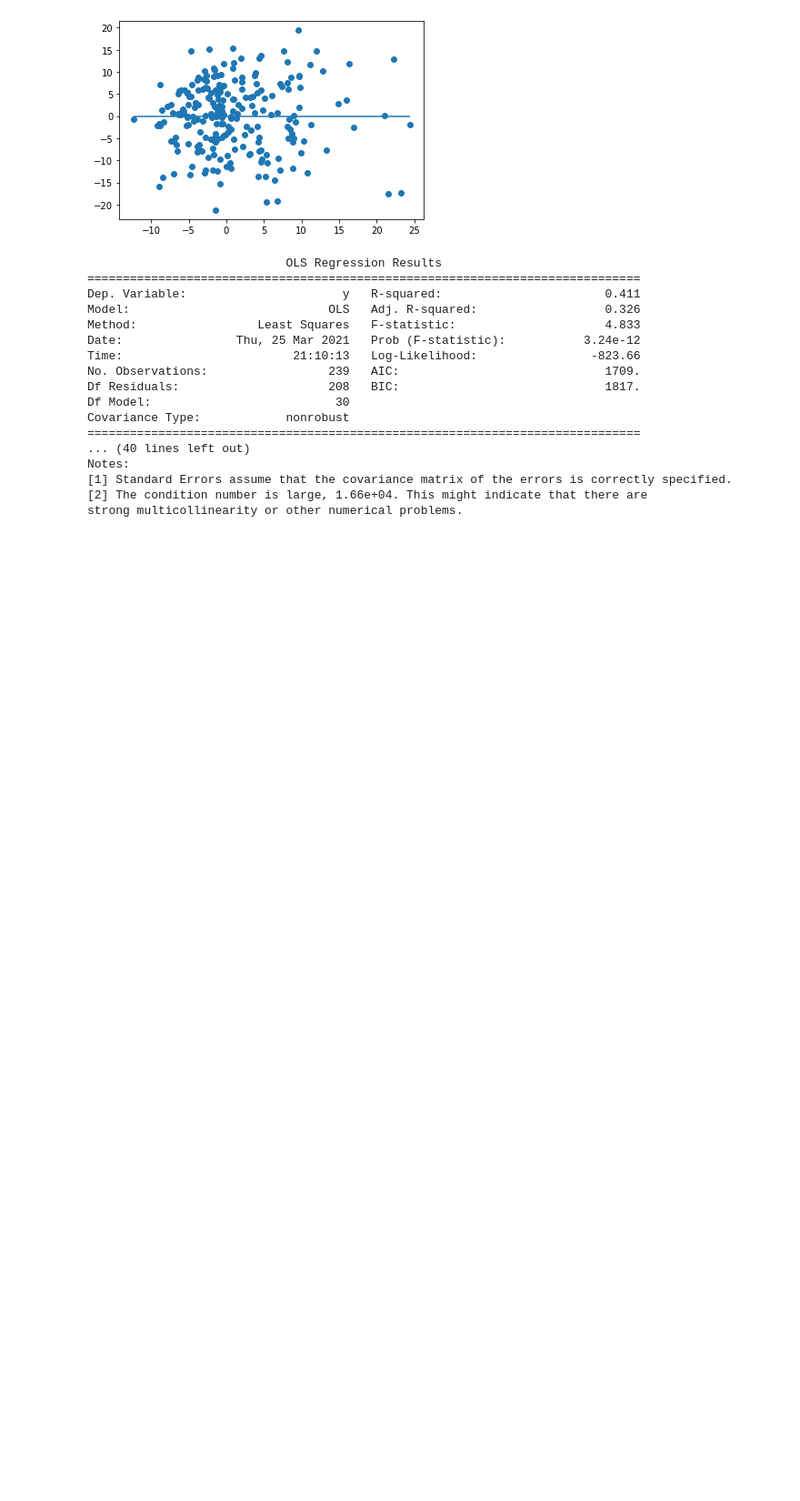
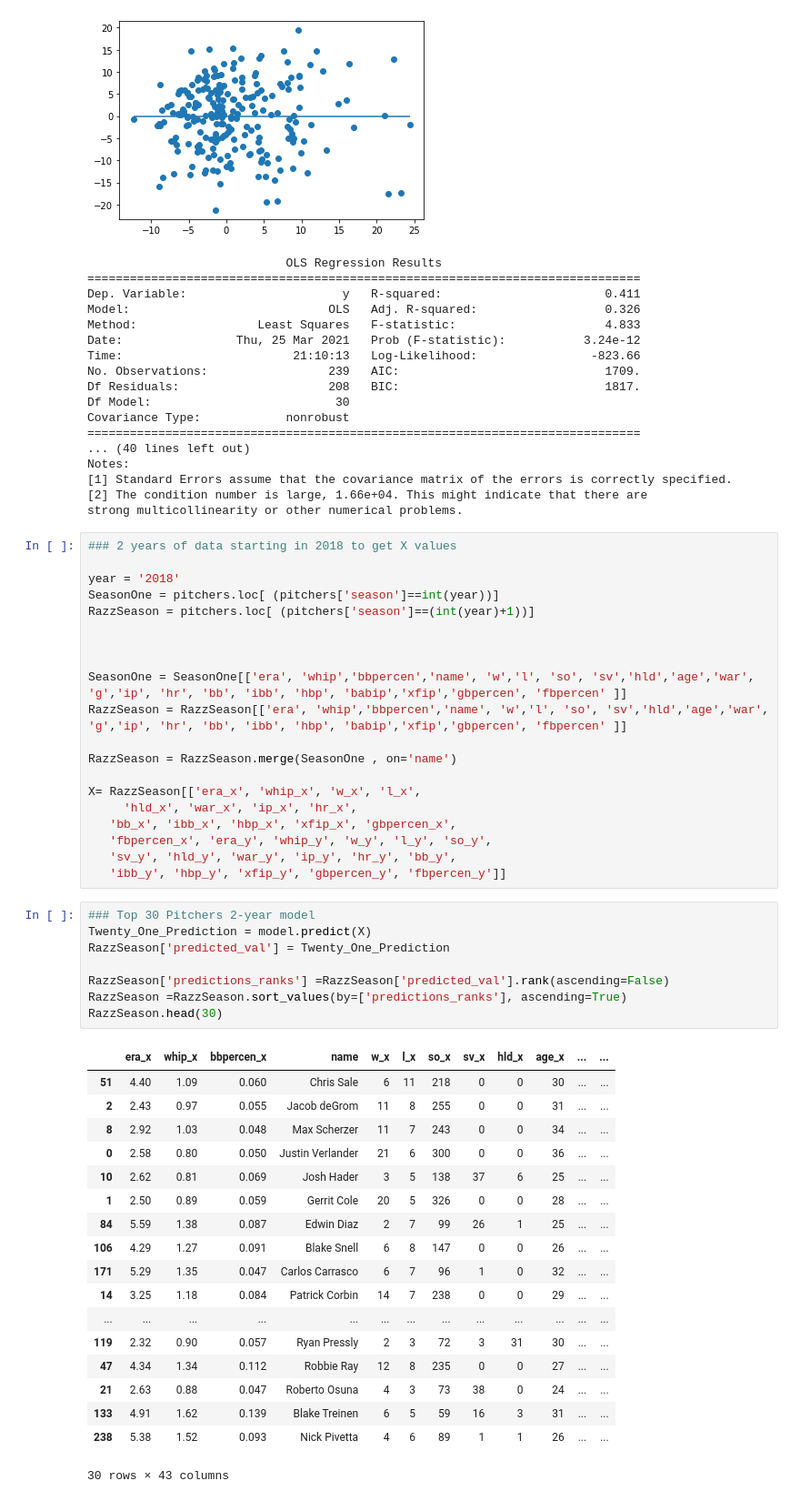
Before and after one commit to RiverJAM/Ultimate-Fantasy-Baseball-Eval-Tool, a Jupyter notebook: Top_30_Third_iteration.ipynb, the cells around one changed output. Shown at 91% size. Drawn from its saved outputs; the diff is of its cells as text; blank space fills up the shorter version.

```diff
--- a/Top_30_Third_iteration.ipynb
+++ b/Top_30_Third_iteration.ipynb
@@ -391,3 +400,50 @@ Notes:
 [1] Standard Errors assume that the covariance matrix of the errors is correctly specified.
 [2] The condition number is large, 1.66e+04. This might indicate that there are
 strong multicollinearity or other numerical problems.
+# %%
+### 2 years of data starting in 2018 to get X values
+
+year = '2018'
+SeasonOne = pitchers.loc[ (pitchers['season']==int(year))]
+RazzSeason = pitchers.loc[ (pitchers['season']==(int(year)+1))]
+
+
+
+SeasonOne = SeasonOne[['era', 'whip','bbpercen','name', 'w','l', 'so', 'sv','hld','age','war', 'g','ip', 'hr', 'bb', 'ibb', 'hbp', 'babip','xfip','gbpercen', 'fbpercen' ]]
+RazzSeason = RazzSeason[['era', 'whip','bbpercen','name', 'w','l', 'so', 'sv','hld','age','war', 'g','ip', 'hr', 'bb', 'ibb', 'hbp', 'babip','xfip','gbpercen', 'fbpercen' ]]
+
+RazzSeason = RazzSeason.merge(SeasonOne , on='name')
+
+X= RazzSeason[['era_x', 'whip_x', 'w_x', 'l_x',
+     'hld_x', 'war_x', 'ip_x', 'hr_x',
+   'bb_x', 'ibb_x', 'hbp_x', 'xfip_x', 'gbpercen_x',
+   'fbpercen_x', 'era_y', 'whip_y', 'w_y', 'l_y', 'so_y',
+   'sv_y', 'hld_y', 'war_y', 'ip_y', 'hr_y', 'bb_y',
+   'ibb_y', 'hbp_y', 'xfip_y', 'gbpercen_y', 'fbpercen_y']]
+# %%
+### Top 30 Pitchers 2-year model
+Twenty_One_Prediction = model.predict(X)
+RazzSeason['predicted_val'] = Twenty_One_Prediction
+
+RazzSeason['predictions_ranks'] =RazzSeason['predicted_val'].rank(ascending=False)
+RazzSeason =RazzSeason.sort_values(by=['predictions_ranks'], ascending=True)
+RazzSeason.head(30)
+# %% [output]
+|  | era_x | whip_x | bbpercen_x | name | w_x | l_x | so_x | sv_x | hld_x | age_x | ... | ... |
+| 51 | 4.40 | 1.09 | 0.060 | Chris Sale | 6 | 11 | 218 | 0 | 0 | 30 | ... | ... |
+| 2 | 2.43 | 0.97 | 0.055 | Jacob deGrom | 11 | 8 | 255 | 0 | 0 | 31 | ... | ... |
+| 8 | 2.92 | 1.03 | 0.048 | Max Scherzer | 11 | 7 | 243 | 0 | 0 | 34 | ... | ... |
+| 0 | 2.58 | 0.80 | 0.050 | Justin Verlander | 21 | 6 | 300 | 0 | 0 | 36 | ... | ... |
+| 10 | 2.62 | 0.81 | 0.069 | Josh Hader | 3 | 5 | 138 | 37 | 6 | 25 | ... | ... |
+| 1 | 2.50 | 0.89 | 0.059 | Gerrit Cole | 20 | 5 | 326 | 0 | 0 | 28 | ... | ... |
+| 84 | 5.59 | 1.38 | 0.087 | Edwin Diaz | 2 | 7 | 99 | 26 | 1 | 25 | ... | ... |
+| 106 | 4.29 | 1.27 | 0.091 | Blake Snell | 6 | 8 | 147 | 0 | 0 | 26 | ... | ... |
+| 171 | 5.29 | 1.35 | 0.047 | Carlos Carrasco | 6 | 7 | 96 | 1 | 0 | 32 | ... | ... |
+| 14 | 3.25 | 1.18 | 0.084 | Patrick Corbin | 14 | 7 | 238 | 0 | 0 | 29 | ... | ... |
+| ... | ... | ... | ... | ... | ... | ... | ... | ... | ... | ... | ... | ... |
+| 119 | 2.32 | 0.90 | 0.057 | Ryan Pressly | 2 | 3 | 72 | 3 | 31 | 30 | ... | ... |
+| 47 | 4.34 | 1.34 | 0.112 | Robbie Ray | 12 | 8 | 235 | 0 | 0 | 27 | ... | ... |
+| 21 | 2.63 | 0.88 | 0.047 | Roberto Osuna | 4 | 3 | 73 | 38 | 0 | 24 | ... | ... |
+| 133 | 4.91 | 1.62 | 0.139 | Blake Treinen | 6 | 5 | 59 | 16 | 3 | 31 | ... | ... |
+| 238 | 5.38 | 1.52 | 0.093 | Nick Pivetta | 4 | 6 | 89 | 1 | 1 | 26 | ... | ... |
+30 rows × 43 columns
```
Also changed, not shown: parts of 1 cell of this notebook, 5 other files.
